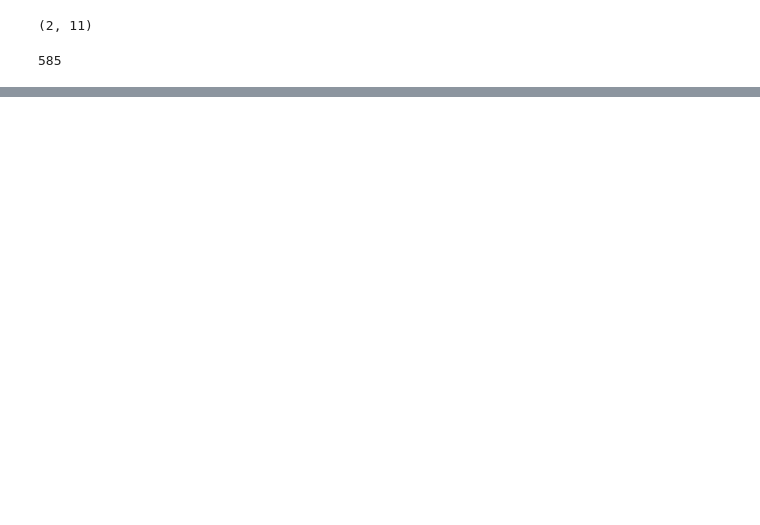
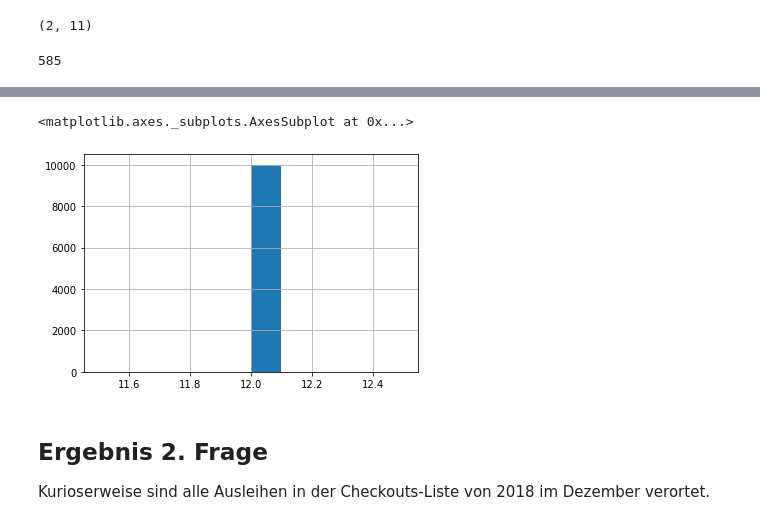
Before and after one commit to KataSchubert/M19_19.3_WPM_T9.2_Schubert, a Jupyter notebook: T9.2_Aufgabe_Python.ipynb, the cells around one changed output, grey strips where cells are left out. Saved outputs shown, nothing was run; the diff lists cells and outputs as text; code cells hidden in the pictures; blank space fills up the shorter version.

Commit message:
Lösung Frage 2 und 3

```diff
--- a/T9.2_Aufgabe_Python.ipynb
+++ b/T9.2_Aufgabe_Python.ipynb
@@ -116,0 +121,11 @@ checkouts[checkouts["checkouts"] == checkouts.checkouts.max()]
+# %%
+# Hierfür wird ein Histogramm geplottet. Dafür wird die Funktion .hist verwendet.
+
+checkouts["checkoutmonth"].hist()
+# %% [output]
+<matplotlib.axes._subplots.AxesSubplot at 0x...>
+[figure, added]
+# %% [markdown]
+## Ergebnis 2. Frage
+
+Kurioserweise sind alle Ausleihen in der Checkouts-Liste von 2018 im Dezember verortet.
```
Also changed, not shown: parts of 11 cells of this notebook.
